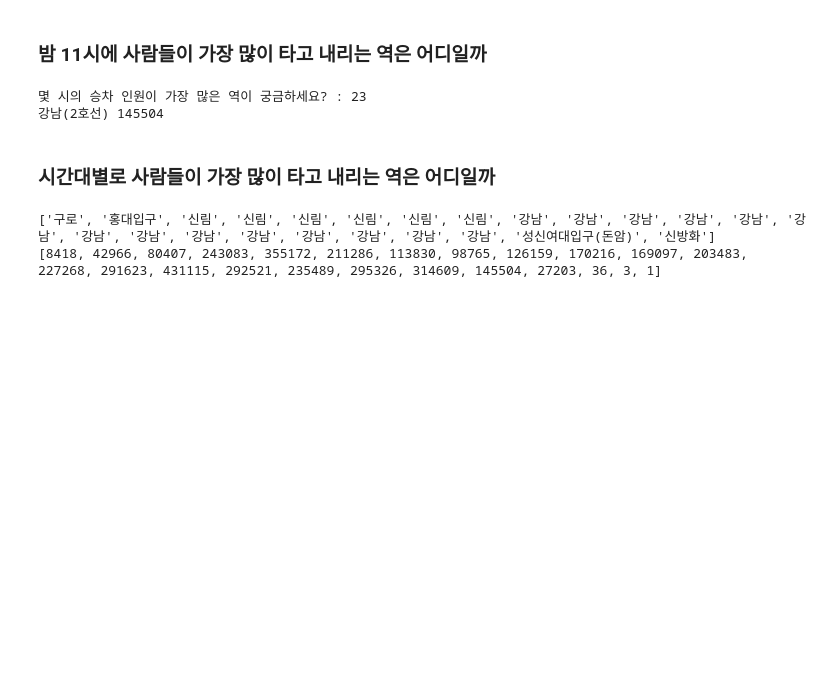
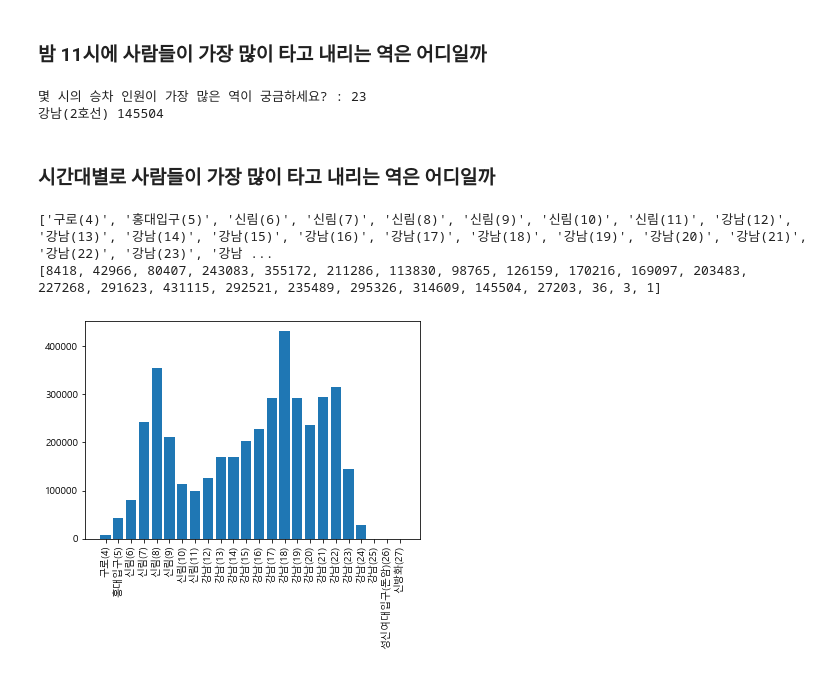
Before and after one commit to Park-Young-Bin/DataViusal_with_Python, a Jupyter notebook: Practice_unit12.ipynb, the cells around one changed output. Cells and saved outputs as stored; diff of their text form; code cells hidden in the pictures; blank space fills up the shorter version.

```diff
--- a/Practice_unit12.ipynb
+++ b/Practice_unit12.ipynb
@@ -158,23 +158,32 @@ print(mx_station, mx)      # 승차 인원이 가장 큰 역과 인원 값 출
 # %% [markdown]
 ### 시간대별로 사람들이 가장 많이 타고 내리는 역은 어디일까
 # %%
+# 시간대별 사람들이 가장 많이 타는 역
+
 import csv
 f = open('subwaytime_old.csv')
 data = csv.reader(f)
 next(data)
 next(data)
 mx = [0] *24             # 시간대별 최대 승차 인원 저장 리스트 초기화
 mx_station = [''] *24    # 시간대별 최대 승차 인원 역 이름 저장 리스트 초기화
 
 for row in data:
     row[4:] = map(int, row[4:])
     for j in range(24):
         a = row[j*2+4]
         if a > mx[j]:
             mx[j] = a
-            mx_station[j] = row[3]
+            mx_station[j] = row[3] + '(' + str(j+4) + ')'
 print(mx_station)
 print(mx)
+
+import matplotlib.pyplot as plt
+plt.rc('font', family = 'Malgun Gothic')
+plt.bar(range(24), mx)
+plt.xticks(range(24), mx_station, rotation=90)
+plt.show()
 # %% [output]
-['구로', '홍대입구', '신림', '신림', '신림', '신림', '신림', '신림', '강남', '강남', '강남', '강남', '강남', '강남', '강남', '강남', '강남', '강남', '강남', '강남', '강남', '강남', '성신여대입구(돈암)', '신방화']
+['구로(4)', '홍대입구(5)', '신림(6)', '신림(7)', '신림(8)', '신림(9)', '신림(10)', '신림(11)', '강남(12)', '강남(13)', '강남(14)', '강남(15)', '강남(16)', '강남(17)', '강남(18)', '강남(19)', '강남(20)', '강남(21)', '강남(22)', '강남(23)', '강남 ...
 [8418, 42966, 80407, 243083, 355172, 211286, 113830, 98765, 126159, 170216, 169097, 203483, 227268, 291623, 431115, 292521, 235489, 295326, 314609, 145504, 27203, 36, 3, 1]
+[figure, added]
```
Also changed, not shown: parts of 4 cells of this notebook.
